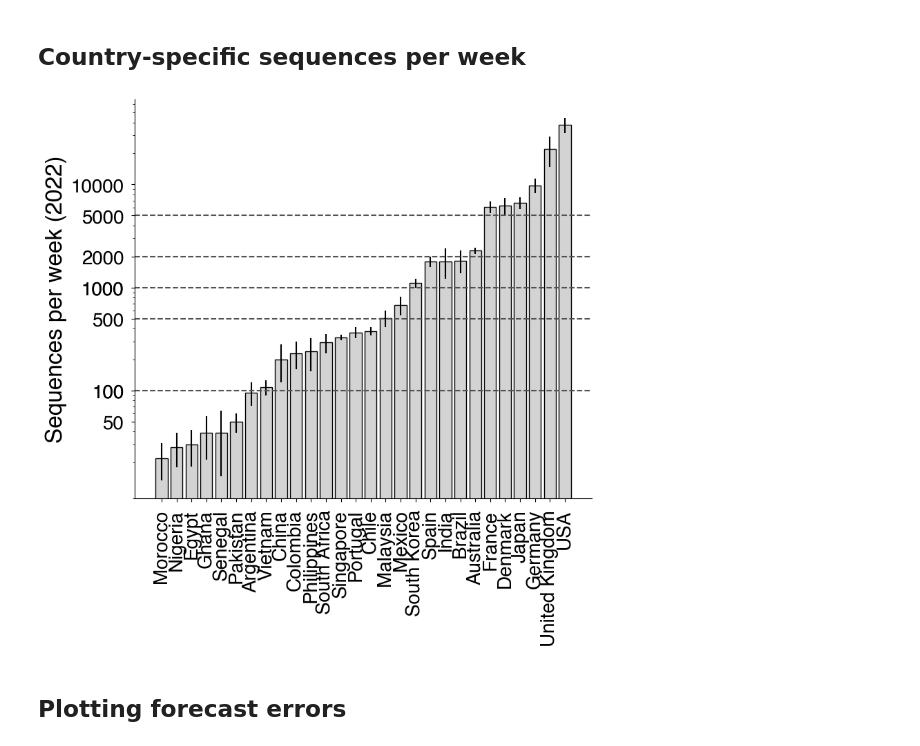
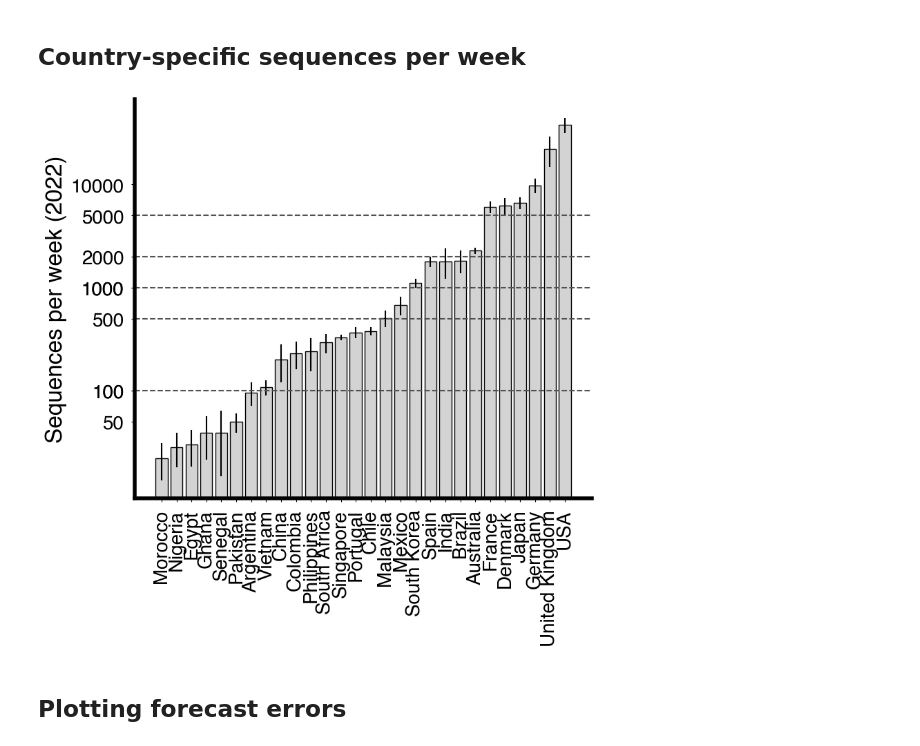
Before and after one commit to blab/ncov-forecasting-fit, a Jupyter notebook: notebooks/downscaling_plots.ipynb, the cells around one changed output. Drawn from its saved outputs; the diff is of its cells as text; code cells hidden in the pictures.

```diff
--- a/notebooks/downscaling_plots.ipynb
+++ b/notebooks/downscaling_plots.ipynb
@@ -64,26 +64,28 @@ THRESES = [ 100,  500, 1000, 2000, 5000]
 # %%
 fig = plt.figure(figsize=(8., 8.), constrained_layout=True)
 spec = fig.add_gridspec(ncols=1, nrows=1)
 ax = fig.add_subplot(spec[0])
 
 def plot_country_sequencing_rates(ax, plot_df):
     ax.bar(plot_df.country, plot_df.mean_seq_per_week, yerr= 1.96 * plot_df.sem_seq_per_week,
            ec="k", color="lightgray", error_kw={"elinewidth": 1.5})
 
     ax.set_yscale("log")
     ax.set_yticks([50, 100, 1000, 10_000] + THRESES)
     ax.set_yticklabels([50, 100, 1000, 10_000] + THRESES)
 
     ax.set_xticklabels(ax.get_xticklabels(), rotation=90)
 
     for thres in THRESES:
         ax.axhline(y=thres, linestyle ="--", color="#525252", linewidth=1.5)
 
     ax.set_ylabel("Sequences per week (2022)")
+    for axis in ['top','bottom','left','right']:
+        ax.spines[axis].set_linewidth(4)
 
 plot_country_sequencing_rates(ax, _plot_df)
 # %% [output]
-[figure, old version]
+[figure, new version]
 # %% [markdown]
 ## Plotting forecast errors
 # %%
```
Also changed, not shown: parts of 4 cells of this notebook, 1 other file.
